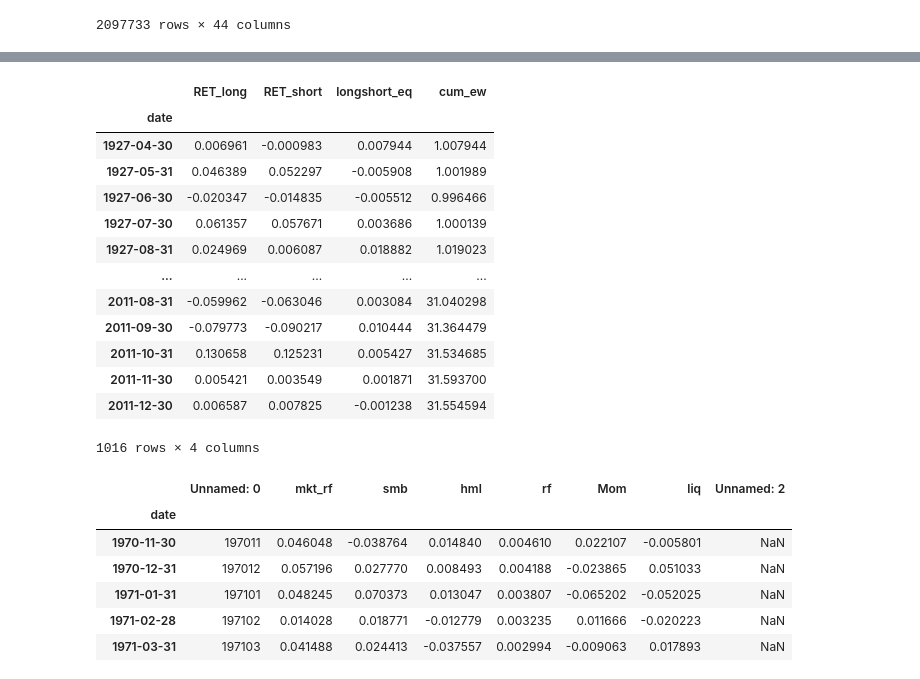
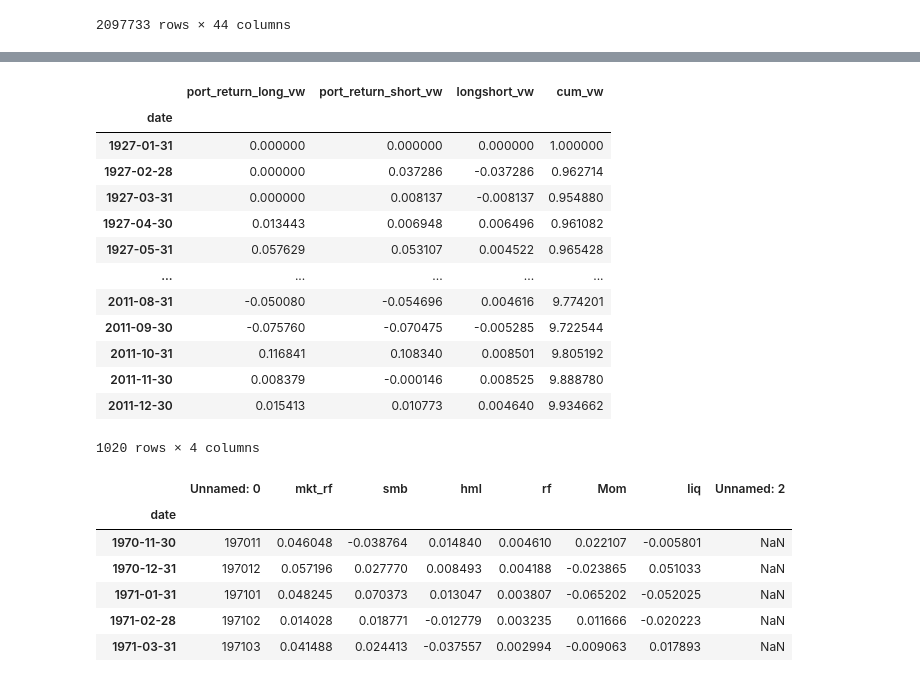
Before and after one commit to ptakchun/FINA4359-Project, a Jupyter notebook: table3.ipynb, the cells around one changed output, grey strips where cells are left out. Cells and saved outputs as stored; diff of their text form; code cells hidden in the pictures.

```diff
--- a/table3.ipynb
+++ b/table3.ipynb
@@ -209,23 +204,23 @@ def long_short_weights(group):
     group['long_weight'] = np.nan
     longs = group.loc[group['long_stocks'] == True]
     group.loc[group['long_stocks']==True, 'long_weight'] = longs['MCAP_t-1'].groupby('date').apply(lambda x: x/ x.sum())
-    group['long_weight'] = group['long_weight'].groupby('CUSIP').shift(1)
+    # group['long_weight'] = group['long_weight'].groupby('CUSIP').shift(1)
 
     group['short_weight'] = np.nan
     # fil_short = group['long_stocks'] == False
     fil_short = group.short_stocks
     shorts = group.loc[fil_short]
     group.loc[fil_short, 'short_weight'] = shorts['MCAP_t-1'].groupby('date').apply(lambda x: x/ x.sum())
-    group['short_weight'] = group['short_weight'].groupby('CUSIP').shift(1)
+    # group['short_weight'] = group['short_weight'].groupby('CUSIP').shift(1)
     return group
 
 def cal_return_vw(df):
 
     df['port_return_long_vw'] = df['RET'] * df['long_weight']
-    longport = df['port_return_long_vw'].groupby('date').mean()
+    longport = df['port_return_long_vw'].groupby('date').sum()
 
     df['port_return_short_vw'] = df['RET'] * df['short_weight']
-    shortport = df['port_return_short_vw'].groupby('date').mean()
+    shortport = df['port_return_short_vw'].groupby('date').sum()
 
     data=pd.merge(longport, shortport, on='date', suffixes=['_long', '_short'])
     data['longshort_vw'] = data.port_return_long_vw  - data.port_return_short_vw
@@ -262,21 +272,21 @@ longshortport_eq
 # %%
 # df.reset_index().groupby('date').sum().describe()
-longshortport_eq
+longshortport_vw
 # %% [output]
-|  | RET_long | RET_short | longshort_eq | cum_ew |
+|  | port_return_long_vw | port_return_short_vw | longshort_vw | cum_vw |
 | date |  |  |  |  |
-| 1927-04-30 | 0.006961 | -0.000983 | 0.007944 | 1.007944 |
-| 1927-05-31 | 0.046389 | 0.052297 | -0.005908 | 1.001989 |
-| 1927-06-30 | -0.020347 | -0.014835 | -0.005512 | 0.996466 |
-| 1927-07-30 | 0.061357 | 0.057671 | 0.003686 | 1.000139 |
-| 1927-08-31 | 0.024969 | 0.006087 | 0.018882 | 1.019023 |
+| 1927-01-31 | 0.000000 | 0.000000 | 0.000000 | 1.000000 |
+| 1927-02-28 | 0.000000 | 0.037286 | -0.037286 | 0.962714 |
+| 1927-03-31 | 0.000000 | 0.008137 | -0.008137 | 0.954880 |
+| 1927-04-30 | 0.013443 | 0.006948 | 0.006496 | 0.961082 |
+| 1927-05-31 | 0.057629 | 0.053107 | 0.004522 | 0.965428 |
 | ... | ... | ... | ... | ... |
-| 2011-08-31 | -0.059962 | -0.063046 | 0.003084 | 31.040298 |
-| 2011-09-30 | -0.079773 | -0.090217 | 0.010444 | 31.364479 |
-| 2011-10-31 | 0.130658 | 0.125231 | 0.005427 | 31.534685 |
-| 2011-11-30 | 0.005421 | 0.003549 | 0.001871 | 31.593700 |
-| 2011-12-30 | 0.006587 | 0.007825 | -0.001238 | 31.554594 |
+| 2011-08-31 | -0.050080 | -0.054696 | 0.004616 | 9.774201 |
+| 2011-09-30 | -0.075760 | -0.070475 | -0.005285 | 9.722544 |
+| 2011-10-31 | 0.116841 | 0.108340 | 0.008501 | 9.805192 |
+| 2011-11-30 | 0.008379 | -0.000146 | 0.008525 | 9.888780 |
+| 2011-12-30 | 0.015413 | 0.010773 | 0.004640 | 9.934662 |
-1016 rows × 4 columns
+1020 rows × 4 columns
 # %%
 ff4=pd.read_csv('four_factor_monthly.csv',index_col='date')
 liq_df=pd.read_csv('liq_monthly.csv',index_col='date')
```
Also changed, not shown: parts of 5 cells of this notebook.
